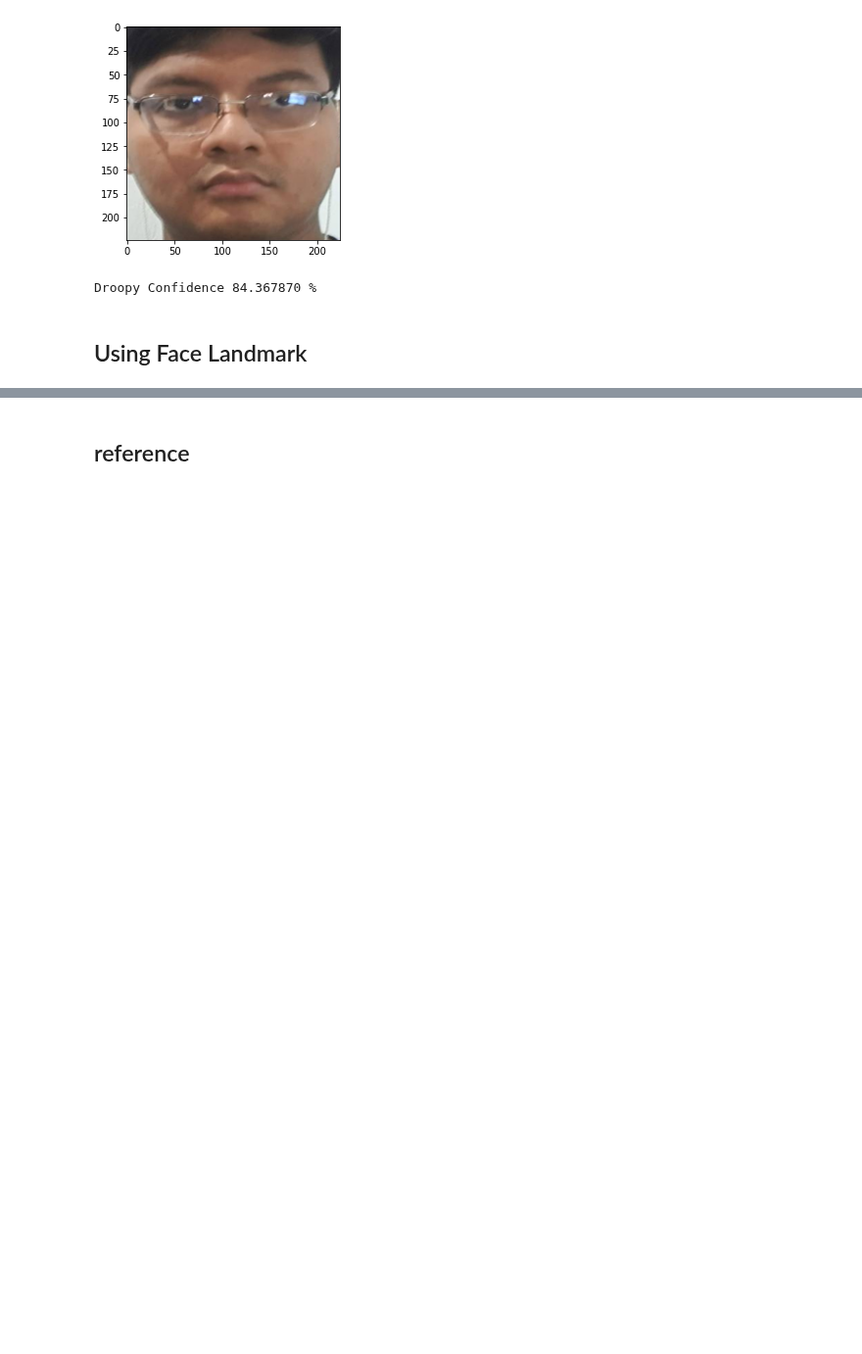
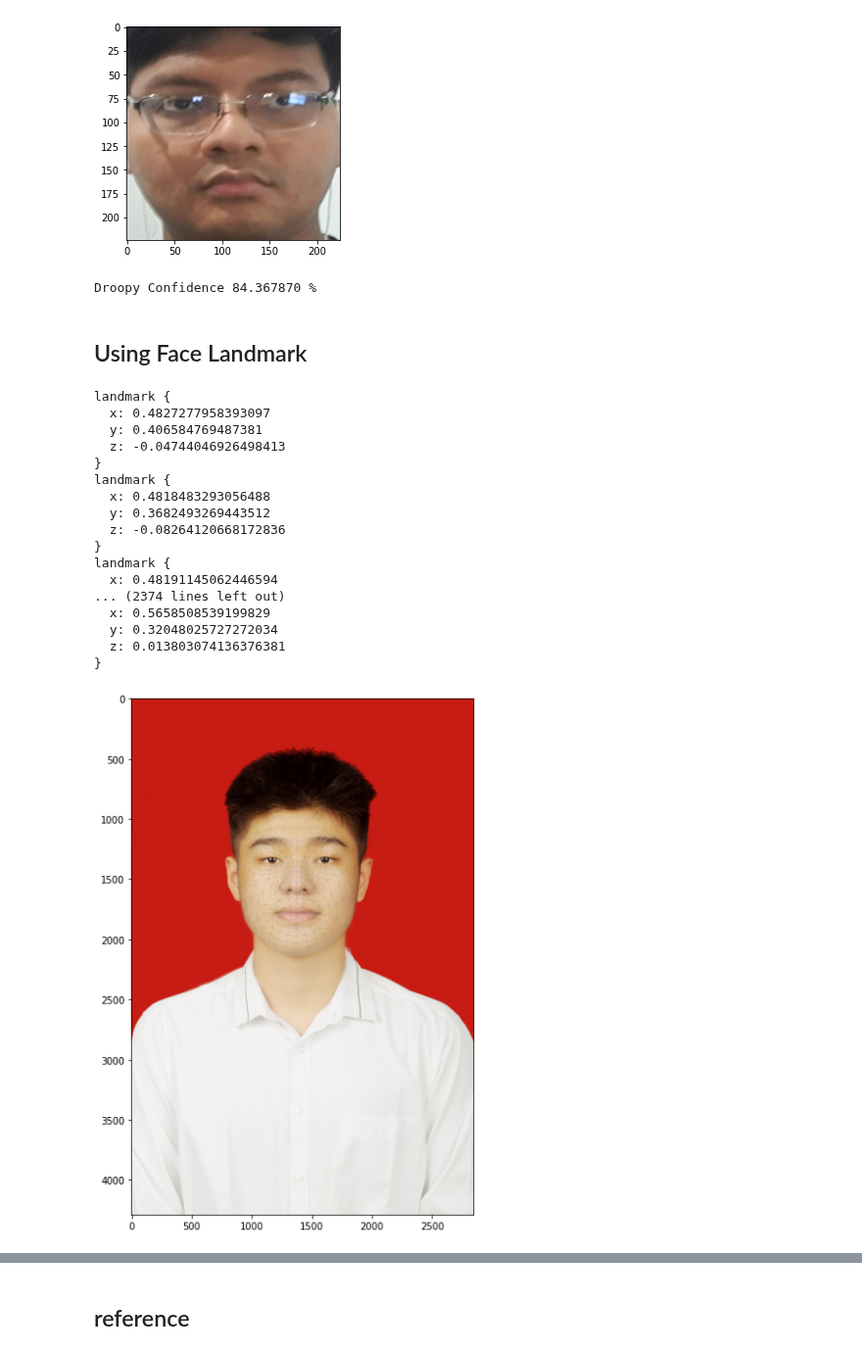
Before and after one commit to andre002wp/Face-Drooping-detection, a Jupyter notebook: main.ipynb, the cells around one changed output, grey strips where cells are left out. Shown at 98% size. Saved outputs shown, nothing was run; the diff lists cells and outputs as text; code cells hidden in the pictures; blank space fills up the shorter version.

```diff
--- a/main.ipynb
+++ b/main.ipynb
@@ -71,6 +71,11 @@ def extract_face(filename, required_size=(224, 224)):
 	image = image.resize(required_size)
 	return image
 
+def pltCVShow(img):
+	img_cvt = cv2.cvtColor(img.copy(), cv2.COLOR_BGR2RGB)
+	plt.imshow(img_cvt)
+	plt.show()
+
 # load the photo and extract the face
 face_extract = extract_face('3F19DDAA-41C3-47B9-94DF-6BDBFC106751.jpg')
 # plot the extracted face
@@ -380,0 +375,71 @@ cap = cv2.VideoCapture(0)
+# %%
+import mediapipe as mp
+from FileImporter import openFiles
+mp_drawing = mp.solutions.drawing_utils
+mp_drawing_styles = mp.solutions.drawing_styles
+mp_face_mesh = mp.solutions.face_mesh
+
+test = openFiles().decode('UTF-8')
+# For static images:
+IMAGE_FILES = []
+IMAGE_FILES.append(test)
+drawing_spec = mp_drawing.DrawingSpec(thickness=3, circle_radius=4)
+with mp_face_mesh.FaceMesh(
+    static_image_mode=True,
+    max_num_faces=1,
+    refine_landmarks=True,
+    min_detection_confidence=0.5) as face_mesh:
+  for idx, file in enumerate(IMAGE_FILES):
+    image = cv2.imread(file)
+    # Convert the BGR image to RGB before processing.
+    results = face_mesh.process(cv2.cvtColor(image, cv2.COLOR_BGR2RGB))
+
+    # Print and draw face mesh landmarks on the image.
+    if not results.multi_face_landmarks:
+      continue
+    annotated_image = image.copy()
+    for face_landmarks in results.multi_face_landmarks:
+      mp_drawing.draw_landmarks(
+          image=annotated_image,
+          landmark_list=face_landmarks,
+          connections=mp_face_mesh.FACEMESH_TESSELATION,
+          landmark_drawing_spec=None,
+          connection_drawing_spec=mp_drawing_styles
+          .get_default_face_mesh_tesselation_style())
+      # cv2.circle(annotated_image, (face_landmarks), 5, (0, 0, 255), 5)
+      # mp_drawing.draw_landmarks(
+      #     image=annotated_image,
+      #     landmark_list=face_landmarks,
+      #     connections=mp_face_mesh.FACEMESH_CONTOURS,
+      #     landmark_drawing_spec=None,
+      #     connection_drawing_spec=mp_drawing_styles
+      #     .get_default_face_mesh_contours_style())
+      # mp_drawing.draw_landmarks(
+      #     image=annotated_image,
+      #     landmark_list=face_landmarks,
+      #     connections=mp_face_mesh.FACEMESH_IRISES,
+      #     landmark_drawing_spec=None,
+      #     connection_drawing_spec=mp_drawing_styles
+      #     .get_default_face_mesh_iris_connections_style())
+    plt.figure(figsize=(10, 10))
+    pltCVShow(annotated_image)
+    # cv2.imwrite(BASE_DIR+'/tmp/annotated_image' + str(idx) + '.png', annotated_image)
+# %% [output]
+landmark {
+  x: 0.4827277958393097
+  y: 0.406584769487381
+  z: -0.04744046926498413
+}
+landmark {
+  x: 0.4818483293056488
+  y: 0.3682493269443512
+  z: -0.08264120668172836
+}
+landmark {
+  x: 0.48191145062446594
+... (2374 lines left out)
+  x: 0.5658508539199829
+  y: 0.32048025727272034
+  z: 0.013803074136376381
+}
+[figure, added]
```
Also changed, not shown: parts of 7 cells of this notebook, 1 other file.
